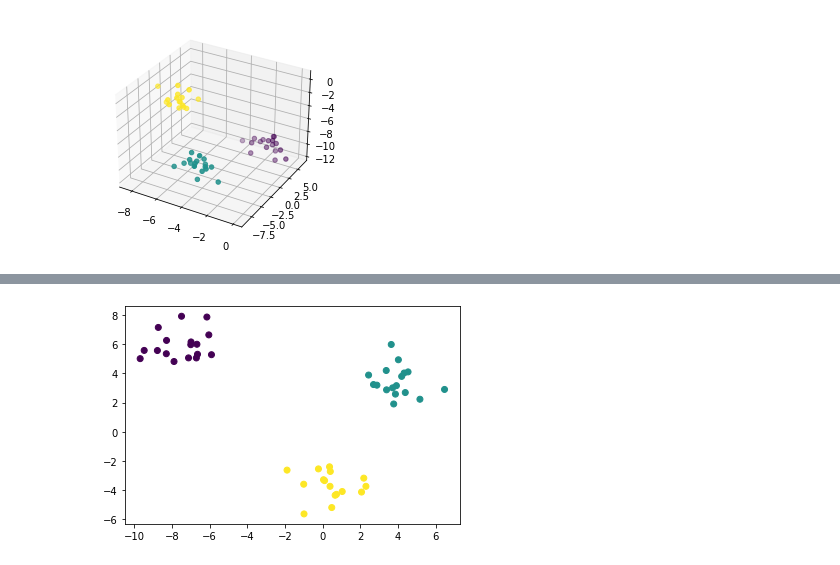
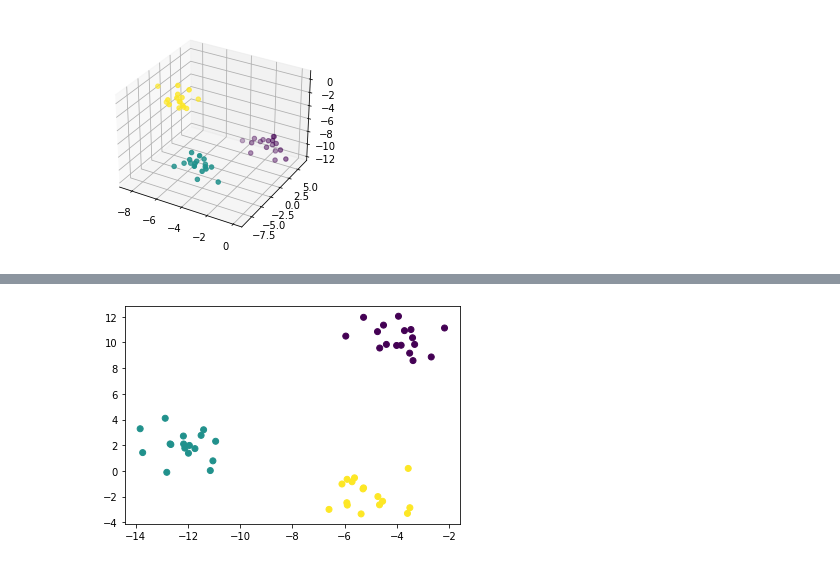
Before and after one commit to LakeYin/SAE-Pipe, a Jupyter notebook: examples/toy_example.ipynb, the cells around one changed output, grey strips where cells are left out. Saved outputs shown, nothing was run; the diff lists cells and outputs as text; code cells hidden in the pictures.

Commit message:
Added helper function. Switched to compiled models

```diff
--- a/examples/toy_example.ipynb
+++ b/examples/toy_example.ipynb
@@ -21,15 +21,16 @@ from tensorflow.keras.layers import Dense
 
 model = Sequential()
 model.add(Dense(2))
+model.compile(optimizer='adam', loss='mean_squared_error')
 
 difference = lambda a, b: norm(a - b)
-pipeline = EmbeddingPipeline(model, 2).train(difference, X, epochs=3)
+pipeline = EmbeddingPipeline(model, 2).train(difference, X, epochs=5)
 
-X_pred = pipeline.embed(X)
+X_embed = pipeline.embed(X)
 
 fig = plt.figure()
 ax = fig.add_subplot()
-ax.scatter(X_pred[:, 0], X_pred[:, 1], c=y)
+ax.scatter(X_embed[:, 0], X_embed[:, 1], c=y)
 
 plt.show()
 # %% [output]
@@ -45 +52 @@ Total loss: 710.8688354492188
-[figure, old version]
+[figure, new version]
```
Also changed, not shown: parts of 1 cell of this notebook, 3 other files.
